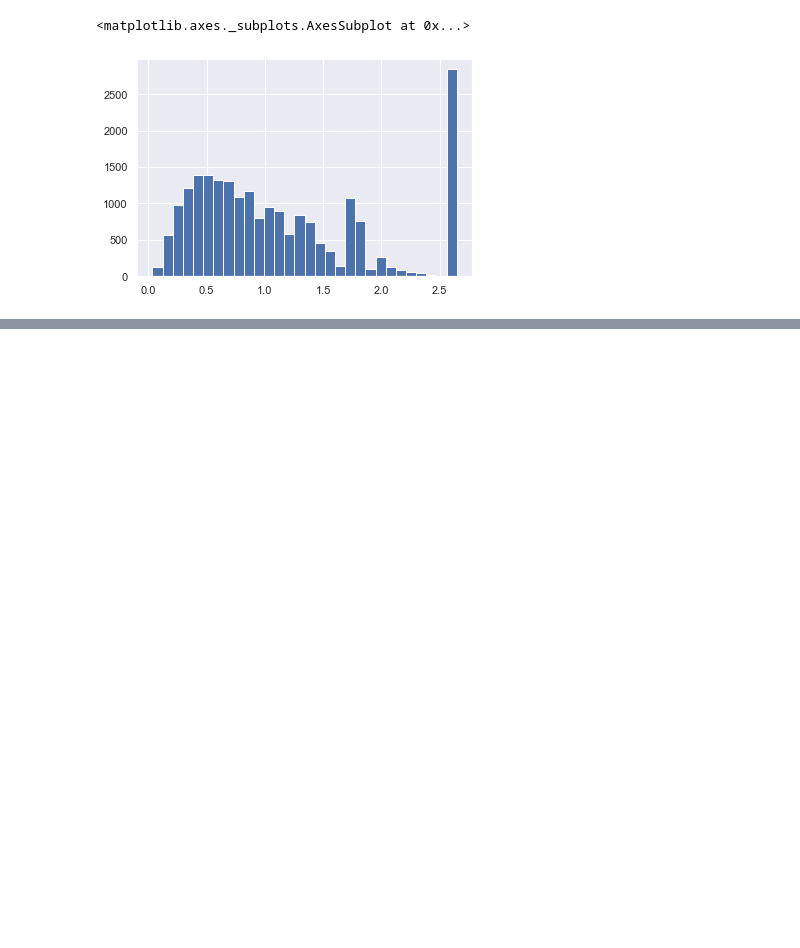
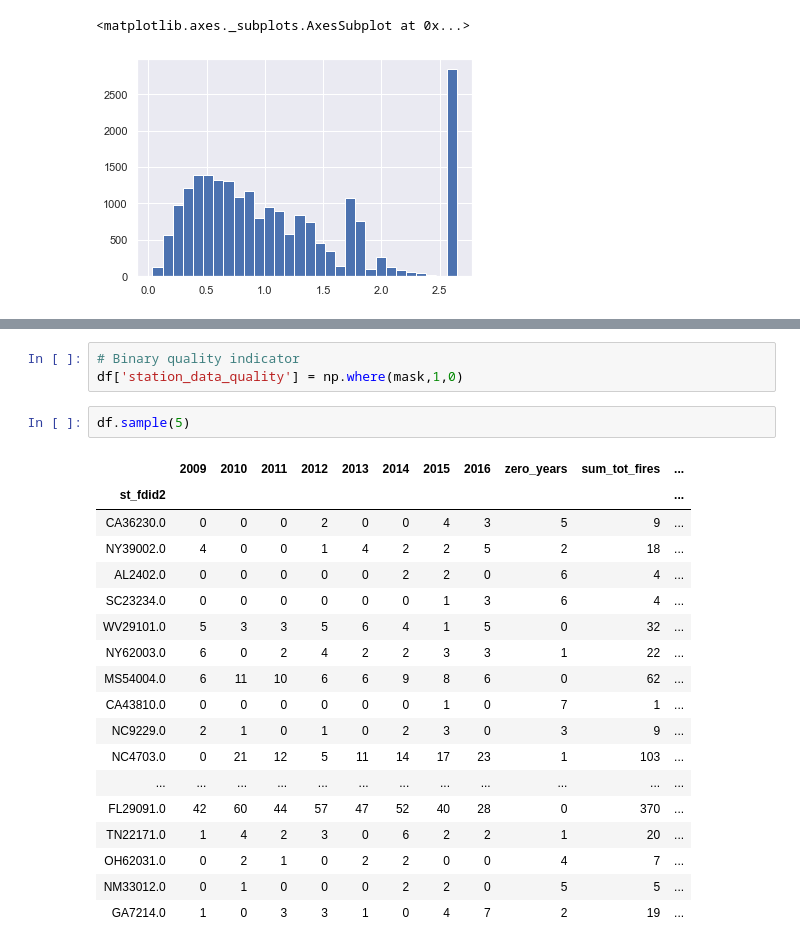
Before and after one commit to DataKind-DC/rcp2, a Jupyter notebook: notebooks/thw_1.1_fire_station_EDA.ipynb, the cells around one changed output, grey strips where cells are left out. Saved outputs shown, nothing was run; the diff lists cells and outputs as text; blank space fills up the shorter version.

```diff
--- a/notebooks/thw_1.1_fire_station_EDA.ipynb
+++ b/notebooks/thw_1.1_fire_station_EDA.ipynb
@@ -281,0 +352,24 @@ df.groupby('state').mean()[['zero_years','variation']].sort_values('variation').
+# %%
+# Binary quality indicator
+df['station_data_quality'] = np.where(mask,1,0)
+# %%
+df.sample(5)
+# %% [output]
+|  | 2009 | 2010 | 2011 | 2012 | 2013 | 2014 | 2015 | 2016 | zero_years | sum_tot_fires | ... |
+| st_fdid2 |  |  |  |  |  |  |  |  |  |  | ... |
+| CA36230.0 | 0 | 0 | 0 | 2 | 0 | 0 | 4 | 3 | 5 | 9 | ... |
+| NY39002.0 | 4 | 0 | 0 | 1 | 4 | 2 | 2 | 5 | 2 | 18 | ... |
+| AL2402.0 | 0 | 0 | 0 | 0 | 0 | 2 | 2 | 0 | 6 | 4 | ... |
+| SC23234.0 | 0 | 0 | 0 | 0 | 0 | 0 | 1 | 3 | 6 | 4 | ... |
+| WV29101.0 | 5 | 3 | 3 | 5 | 6 | 4 | 1 | 5 | 0 | 32 | ... |
+| NY62003.0 | 6 | 0 | 2 | 4 | 2 | 2 | 3 | 3 | 1 | 22 | ... |
+| MS54004.0 | 6 | 11 | 10 | 6 | 6 | 9 | 8 | 6 | 0 | 62 | ... |
+| CA43810.0 | 0 | 0 | 0 | 0 | 0 | 0 | 1 | 0 | 7 | 1 | ... |
+| NC9229.0 | 2 | 1 | 0 | 1 | 0 | 2 | 3 | 0 | 3 | 9 | ... |
+| NC4703.0 | 0 | 21 | 12 | 5 | 11 | 14 | 17 | 23 | 1 | 103 | ... |
+| ... | ... | ... | ... | ... | ... | ... | ... | ... | ... | ... | ... |
+| FL29091.0 | 42 | 60 | 44 | 57 | 47 | 52 | 40 | 28 | 0 | 370 | ... |
+| TN22171.0 | 1 | 4 | 2 | 3 | 0 | 6 | 2 | 2 | 1 | 20 | ... |
+| OH62031.0 | 0 | 2 | 1 | 0 | 2 | 2 | 0 | 0 | 4 | 7 | ... |
+| NM33012.0 | 0 | 1 | 0 | 0 | 0 | 2 | 2 | 0 | 5 | 5 | ... |
+| GA7214.0 | 1 | 0 | 3 | 3 | 1 | 0 | 4 | 7 | 2 | 19 | ... |
```
Also changed, not shown: parts of 25 cells of this notebook.
